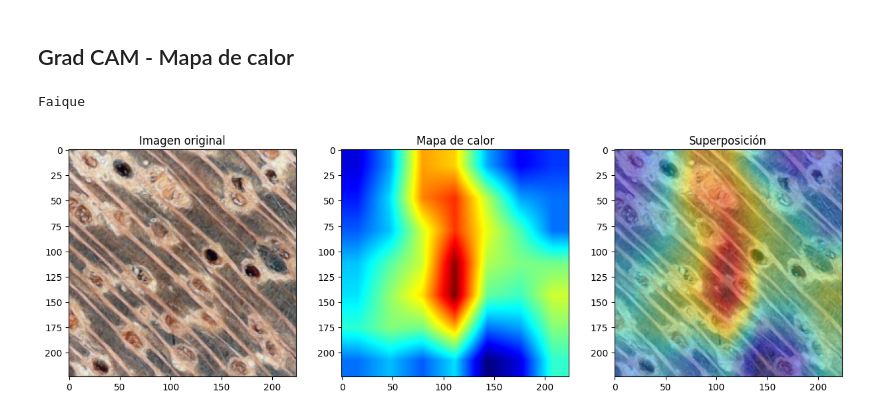
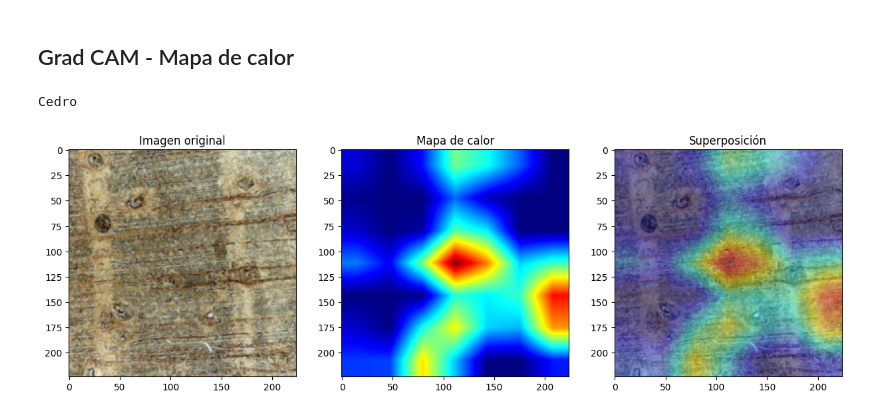
Before and after one commit to Daniel21004/modelo-clasificacion-especies-maderables, a Jupyter notebook: Base code/codigo_final.ipynb, the cells around one changed output. Saved outputs shown, nothing was run; the diff lists cells and outputs as text; code cells hidden in the pictures.

```diff
--- a/Base code/codigo_final.ipynb
+++ b/Base code/codigo_final.ipynb
@@ -1798,20 +1775,20 @@ target_layer = model_tri.backbone.features[16][0]
 # %%
 dataset = test_loader.dataset
 
-idx = 5  # imagen número 123 del dataset completo
+idx = 75  # imagen número 123 del dataset completo
 img_tensor, label = dataset[idx]
 print(classes[label])
 
 target_layer = model_tri.backbone.features[16][0]
 
 img, heat, superimposed = apply_gradcam(model_tri, img_tensor, device, target_layer)
 
 plt.figure(figsize=(15, 5))
 plt.subplot(1, 3, 1); plt.imshow(img); plt.title("Imagen original")
 plt.subplot(1, 3, 2); plt.imshow(heat); plt.title("Mapa de calor")
 plt.subplot(1, 3, 3); plt.imshow(superimposed); plt.title("Superposición")
-# plt.savefig("GRAD_CAM_Cedro.png", dpi=300) # Guardar imágen
+plt.savefig("GRAD_CAM_Cedro.png", dpi=300) # Guardar imágen
 plt.show()
 # %% [output]
-Faique
+Cedro
-[figure, old version]
+[figure, new version]
```
Also changed, not shown: parts of 4 cells of this notebook, 22 other files.
